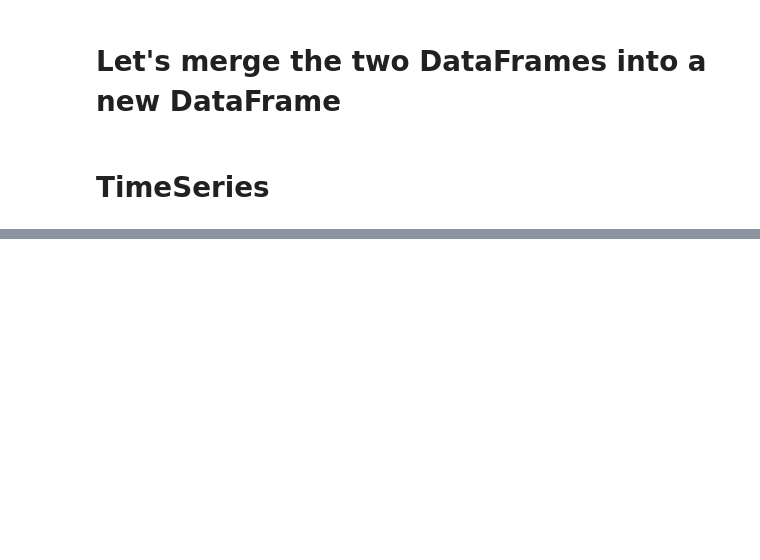
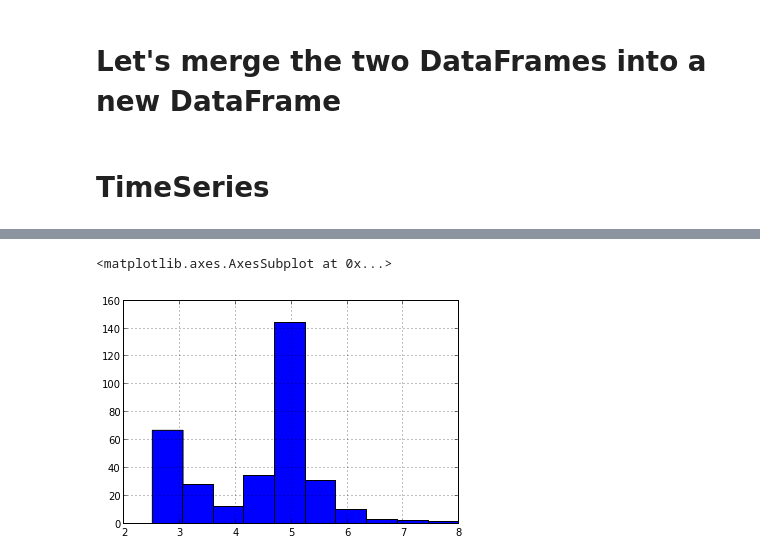
Before and after one commit to polera/data_analysis_python_pandas, a Jupyter notebook: pugip_pandas.ipynb, the cells around one changed output, grey strips where cells are left out. Cells and saved outputs as stored; diff of their text form; code cells hidden in the pictures; blank space fills up the shorter version.

```diff
--- a/pugip_pandas.ipynb
+++ b/pugip_pandas.ipynb
@@ -74,0 +113,5 @@ ts_quakes.between_time("10:00","14:00").sort_index(ascending=True)
+# %%
+ts_quakes['Magnitude'].hist() # check out the magnitudes
+# %% [output]
+<matplotlib.axes.AxesSubplot at 0x...>
+[figure, added]
```
Also changed, not shown: parts of 2 cells of this notebook, 1 other file.
